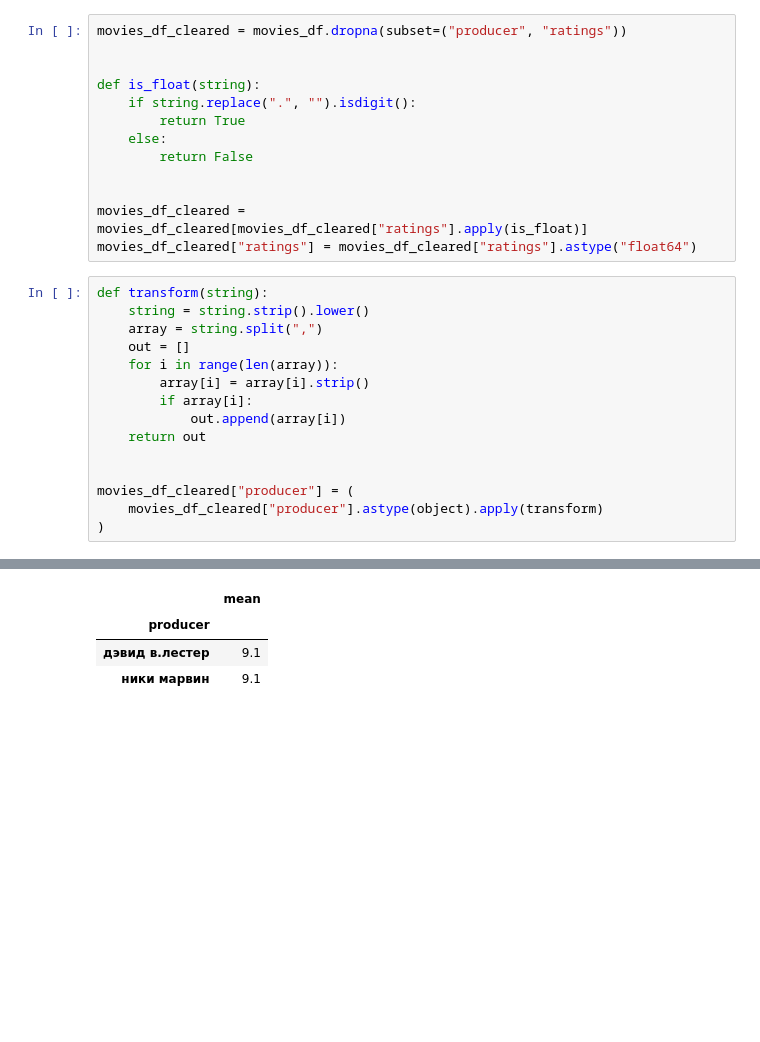
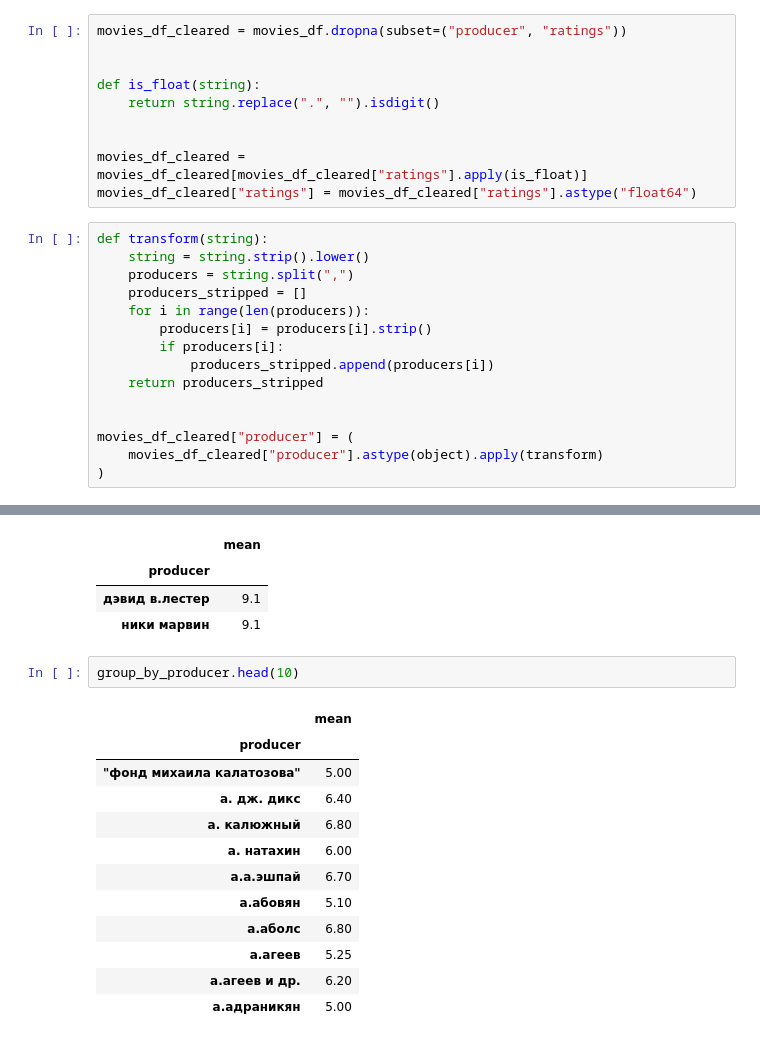
Before and after one commit to astatochek/mm-programming-practice, a Jupyter notebook: 7-semester/Python/6/2021_hw6.ipynb, the cells around one changed output, grey strips where cells are left out. Drawn from its saved outputs; the diff is of its cells as text; blank space fills up the shorter version.

```diff
--- a/7-semester/Python/6/2021_hw6.ipynb
+++ b/7-semester/Python/6/2021_hw6.ipynb
@@ -236,10 +257,7 @@ movies_df_cleared = movies_df.dropna(subset=("producer", "ratings"))
 
 
 def is_float(string):
-    if string.replace(".", "").isdigit():
-        return True
-    else:
-        return False
+    return string.replace(".", "").isdigit()
 
 
 movies_df_cleared = movies_df_cleared[movies_df_cleared["ratings"].apply(is_float)]
@@ -247,13 +265,13 @@ movies_df_cleared["ratings"] = movies_df_cleared["ratings"].astype("float64")
 # %%
 def transform(string):
     string = string.strip().lower()
-    array = string.split(",")
-    out = []
-    for i in range(len(array)):
-        array[i] = array[i].strip()
-        if array[i]:
-            out.append(array[i])
-    return out
+    producers = string.split(",")
+    producers_stripped = []
+    for i in range(len(producers)):
+        producers[i] = producers[i].strip()
+        if producers[i]:
+            producers_stripped.append(producers[i])
+    return producers_stripped
 
 
 movies_df_cleared["producer"] = (
@@ -277,3 +295,18 @@ group_by_producer[group_by_producer["mean"] == group_by_producer["mean"].max()]
 | producer |  |
 | дэвид в.лестер | 9.1 |
 | ники марвин | 9.1 |
+# %%
+group_by_producer.head(10)
+# %% [output]
+|  | mean |
+| producer |  |
+| "фонд михаила калатозова" | 5.00 |
+| а. дж. дикс | 6.40 |
+| а. калюжный | 6.80 |
+| а. натахин | 6.00 |
+| а.а.эшпай | 6.70 |
+| а.абовян | 5.10 |
+| а.аболс | 6.80 |
+| а.агеев | 5.25 |
+| а.агеев и др. | 6.20 |
+| а.адраникян | 5.00 |
```
Also changed, not shown: parts of 8 cells of this notebook, 1 other file.
